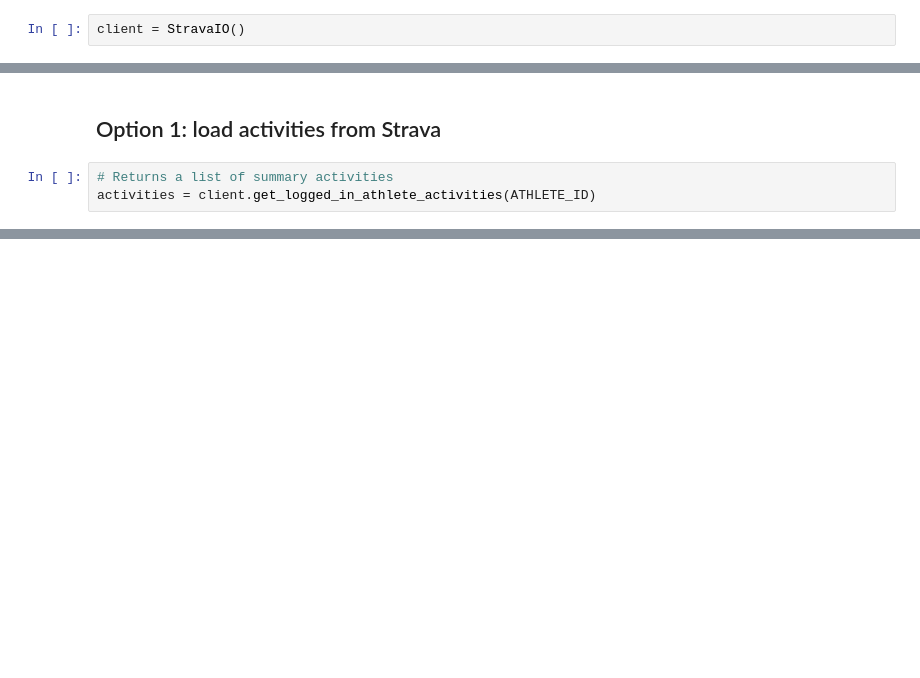
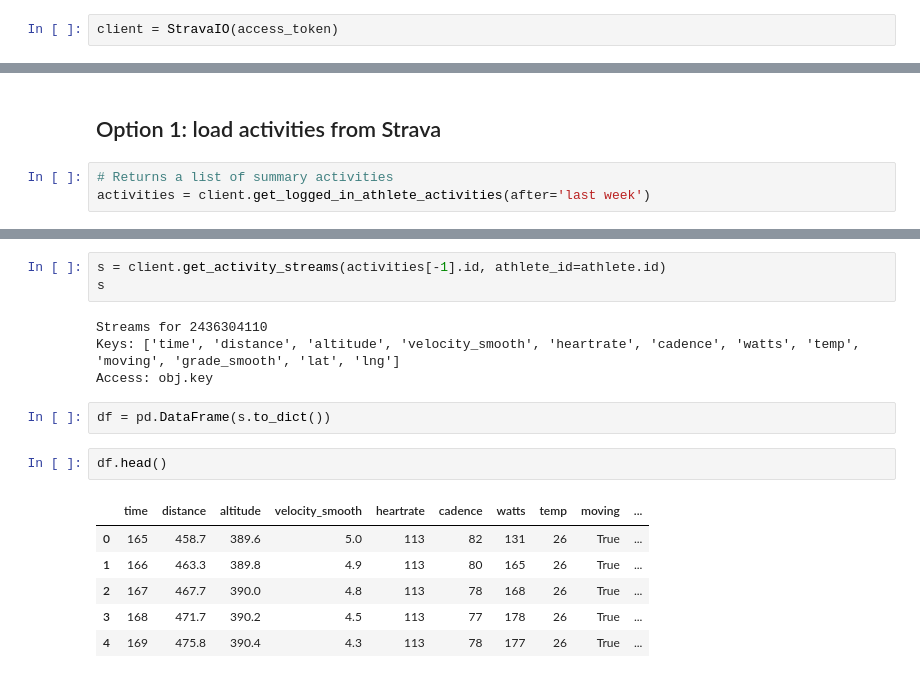
Before and after one commit to sladkovm/cycling-analytics, a Jupyter notebook: stravaio.ipynb, the cells around one changed output, grey strips where cells are left out. Cells and saved outputs as stored; diff of their text form; blank space fills up the shorter version.

Commit message:
stravaio

```diff
--- a/stravaio.ipynb
+++ b/stravaio.ipynb
@@ -30,7 +25,7 @@ Layout()
 # Some constants to be used throughout the calculations
 ATHLETE_ID = 1202065
 # %%
-client = StravaIO()
+client = StravaIO(access_token)
 # %% [markdown]
 # Get information about the athlete
 # %% [markdown]
@@ -54,5 +63,5 @@ assert athlete['id']==ATHLETE_ID
 ## Option 1: load activities from Strava
 # %%
 # Returns a list of summary activities
-activities = client.get_logged_in_athlete_activities(ATHLETE_ID)
+activities = client.get_logged_in_athlete_activities(after='last week')
 # %% [output]
@@ -62,0 +79,18 @@ HTTP response body: {"message":"Authorization Error","errors":[{"resource":"Athl
+# %%
+s = client.get_activity_streams(activities[-1].id, athlete_id=athlete.id)
+s
+# %% [output]
+Streams for 2436304110
+Keys: ['time', 'distance', 'altitude', 'velocity_smooth', 'heartrate', 'cadence', 'watts', 'temp', 'moving', 'grade_smooth', 'lat', 'lng']
+Access: obj.key
+# %%
+df = pd.DataFrame(s.to_dict())
+# %%
+df.head()
+# %% [output]
+|  | time | distance | altitude | velocity_smooth | heartrate | cadence | watts | temp | moving | ... |
+| 0 | 165 | 458.7 | 389.6 | 5.0 | 113 | 82 | 131 | 26 | True | ... |
+| 1 | 166 | 463.3 | 389.8 | 4.9 | 113 | 80 | 165 | 26 | True | ... |
+| 2 | 167 | 467.7 | 390.0 | 4.8 | 113 | 78 | 168 | 26 | True | ... |
+| 3 | 168 | 471.7 | 390.2 | 4.5 | 113 | 77 | 178 | 26 | True | ... |
+| 4 | 169 | 475.8 | 390.4 | 4.3 | 113 | 78 | 177 | 26 | True | ... |
```
Also changed, not shown: parts of 23 cells of this notebook, 2 other files.
